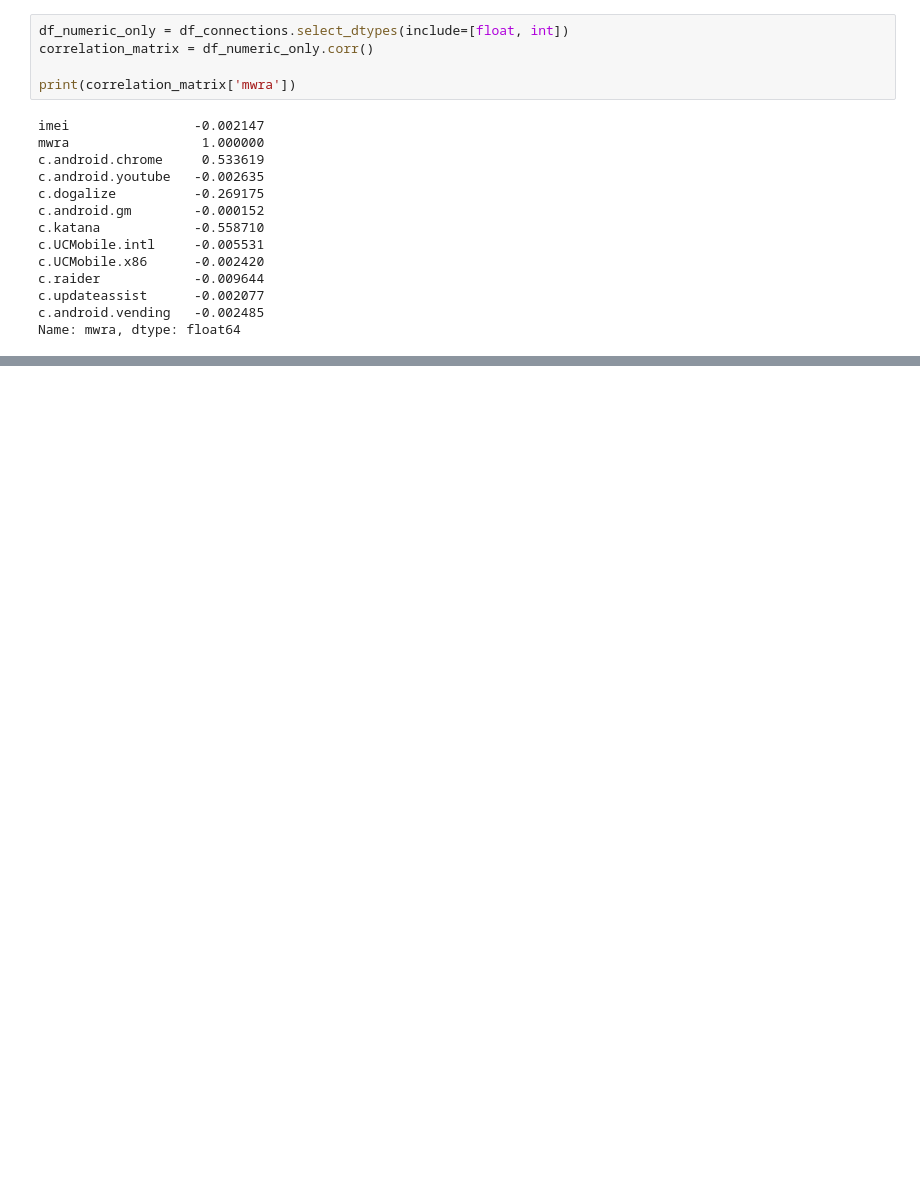
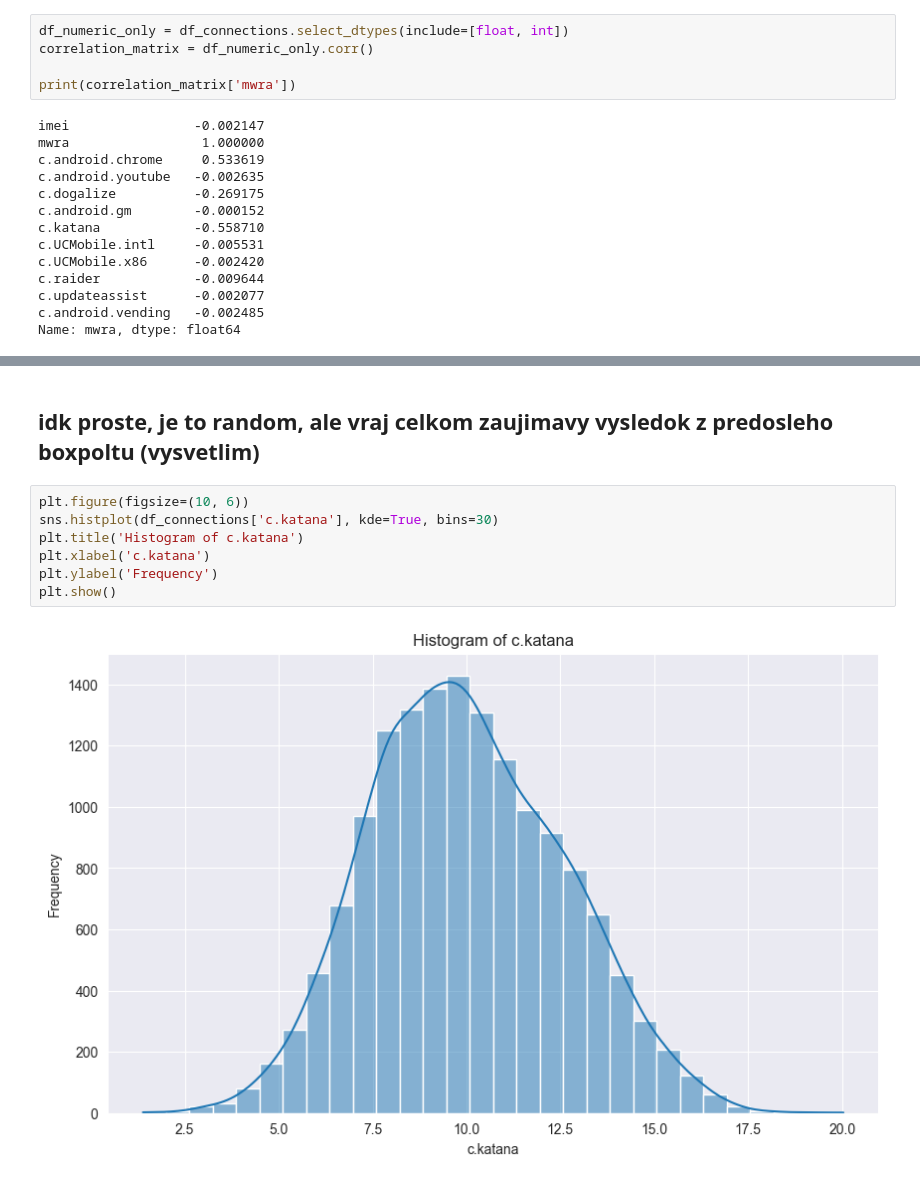
Before and after one commit to xtancos/IAU_project, a Jupyter notebook: EDA_1_1.ipynb, the cells around one changed output, grey strips where cells are left out. Cells and saved outputs as stored; diff of their text form; blank space fills up the shorter version.

```diff
--- a/EDA_1_1.ipynb
+++ b/EDA_1_1.ipynb
@@ -302,0 +306,11 @@ plt.show()
+# %% [markdown]
+## idk proste, je to random, ale vraj celkom zaujimavy vysledok z predosleho boxpoltu (vysvetlim)
+# %%
+plt.figure(figsize=(10, 6))
+sns.histplot(df_connections['c.katana'], kde=True, bins=30)
+plt.title('Histogram of c.katana')
+plt.xlabel('c.katana')
+plt.ylabel('Frequency')
+plt.show()
+# %% [output]
+[figure, added]
```
Also changed, not shown: parts of 20 cells of this notebook.
